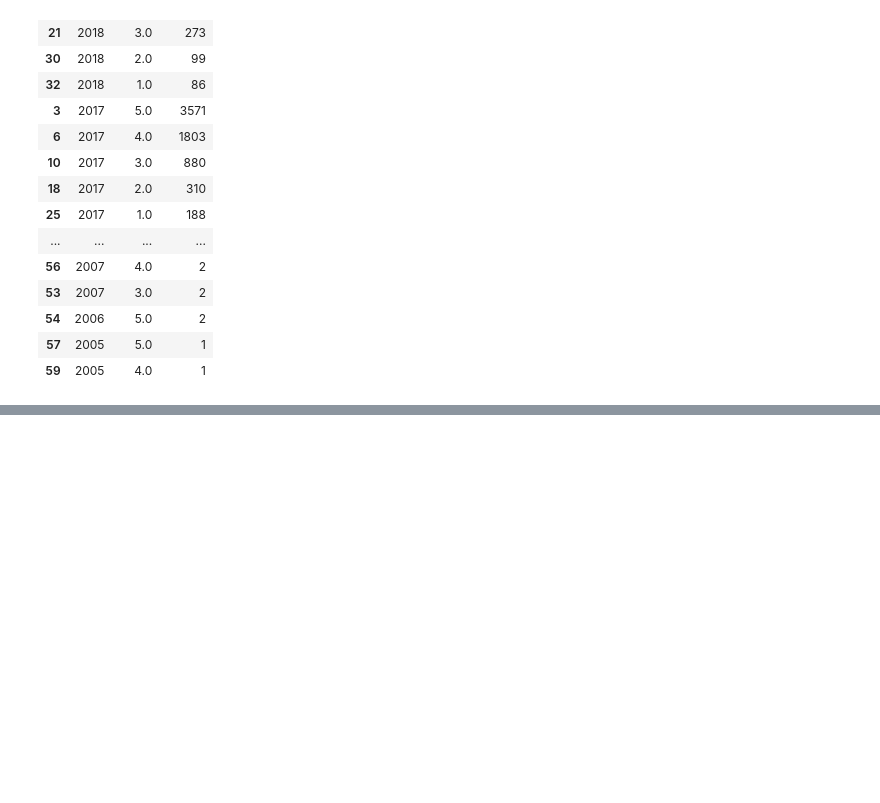
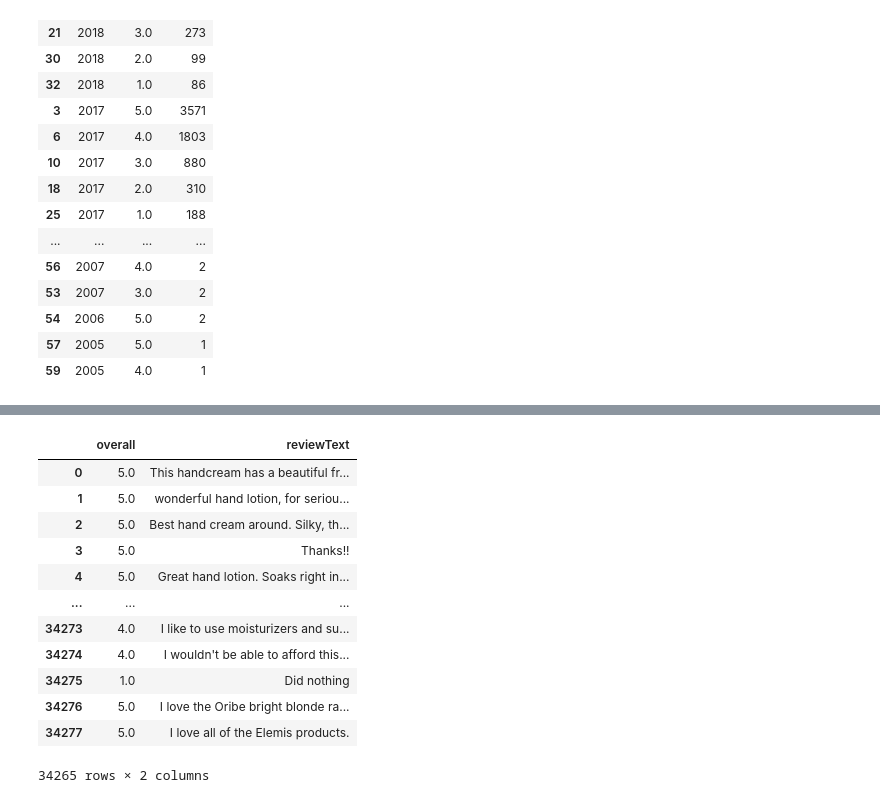
Before and after one commit to bigthonk/doggo_vision, a Jupyter notebook: experiments/rr/luxury_cosmetics.ipynb, the cells around one changed output, grey strips where cells are left out. Saved outputs shown, nothing was run; the diff lists cells and outputs as text; code cells hidden in the pictures; blank space fills up the shorter version.

```diff
--- a/experiments/rr/luxury_cosmetics.ipynb
+++ b/experiments/rr/luxury_cosmetics.ipynb
@@ -266,0 +292,19 @@ fig.show()
+# %%
+df_final=df[["overall","reviewText"]]
+df_final=df_final.dropna()
+# %%
+df_final
+# %% [output]
+|  | overall | reviewText |
+| 0 | 5.0 | This handcream has a beautiful fr... |
+| 1 | 5.0 | wonderful hand lotion, for seriou... |
+| 2 | 5.0 | Best hand cream around. Silky, th... |
+| 3 | 5.0 | Thanks!! |
+| 4 | 5.0 | Great hand lotion. Soaks right in... |
+| ... | ... | ... |
+| 34273 | 4.0 | I like to use moisturizers and su... |
+| 34274 | 4.0 | I wouldn't be able to afford this... |
+| 34275 | 1.0 | Did nothing |
+| 34276 | 5.0 | I love the Oribe bright blonde ra... |
+| 34277 | 5.0 | I love all of the Elemis products. |
+34265 rows × 2 columns
```
Also changed, not shown: parts of 37 cells of this notebook.
